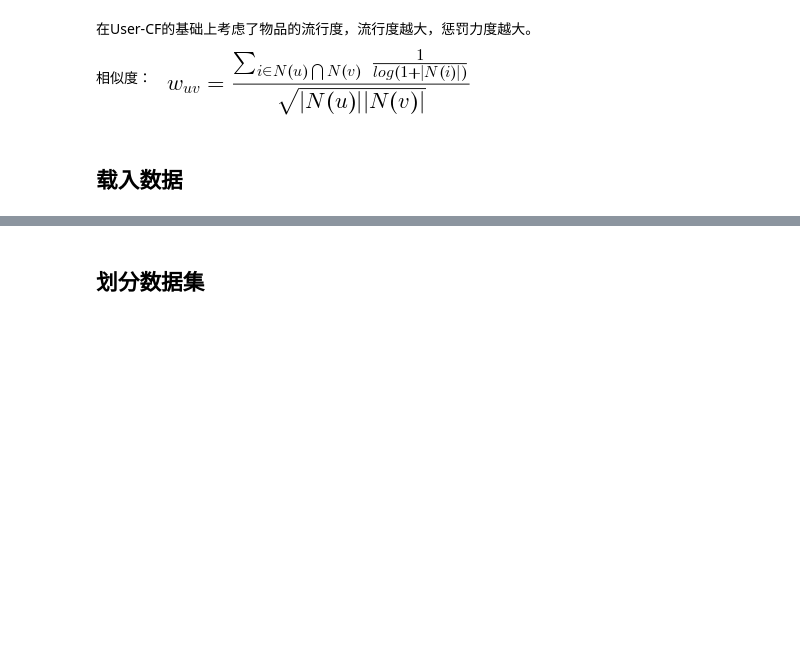
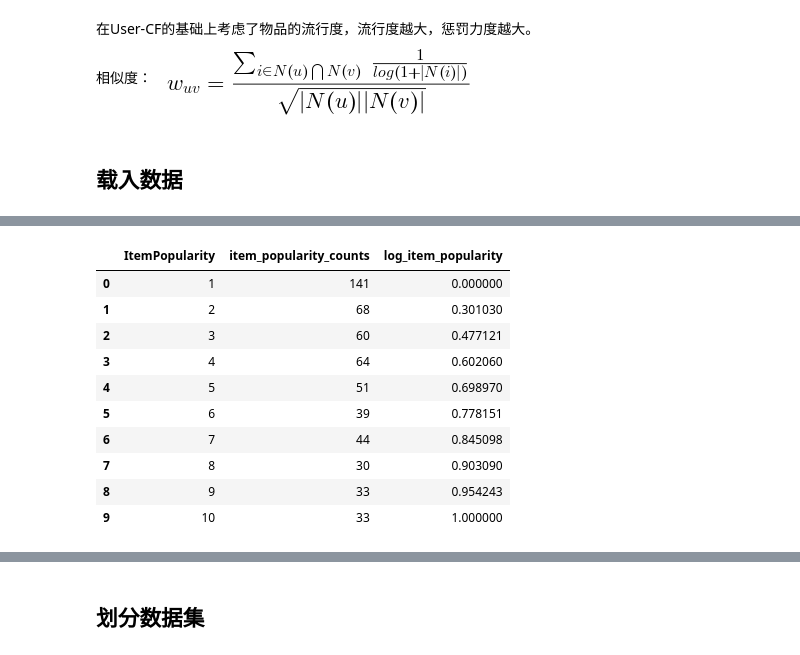
Before and after one commit to wephiles/recommend-system-practice, a Jupyter notebook: UserIIF.ipynb, the cells around one changed output, grey strips where cells are left out. Cells and saved outputs as stored; diff of their text form; code cells hidden in the pictures; blank space fills up the shorter version.

```diff
--- a/UserIIF.ipynb
+++ b/UserIIF.ipynb
@@ -11,0 +42,8 @@ from RecommendSystemUserIIF.util import data_reader
+# %%
+# 将用户那一列改成ItemPopularity 统计每个项目有多少个用户 -- 意思是，统计每个item有多少用户（--意即，每个项目的流行度）
+sum_movie_rating.rename(
+    mapper = {"UserID": "ItemPopularity"},
+    axis = 1,
+    inplace = True
+)
+sum_movie_rating
@@ -11,0 +103,15 @@ from RecommendSystemUserIIF.util import data_reader
+# %%
+sum_movie_rating["log_item_popularity"] = np.log10(sum_movie_rating["ItemPopularity"])
+sum_movie_rating.head(10)
+# %% [output]
+|  | ItemPopularity | item_popularity_counts | log_item_popularity |
+| 0 | 1 | 141 | 0.000000 |
+| 1 | 2 | 68 | 0.301030 |
+| 2 | 3 | 60 | 0.477121 |
+| 3 | 4 | 64 | 0.602060 |
+| 4 | 5 | 51 | 0.698970 |
+| 5 | 6 | 39 | 0.778151 |
+| 6 | 7 | 44 | 0.845098 |
+| 7 | 8 | 30 | 0.903090 |
+| 8 | 9 | 33 | 0.954243 |
+| 9 | 10 | 33 | 1.000000 |
```
Also changed, not shown: parts of 20 cells of this notebook, 21 other files.
